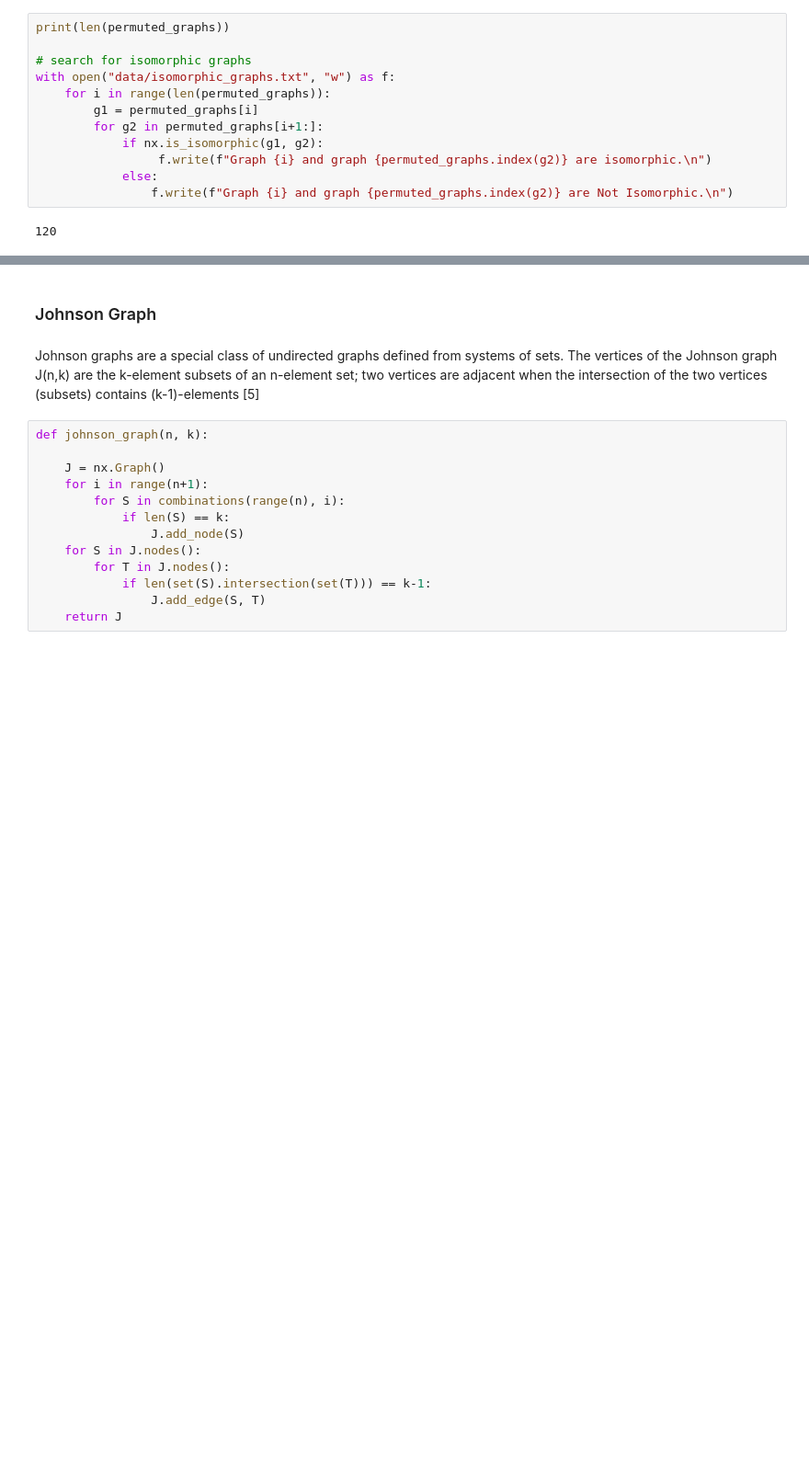
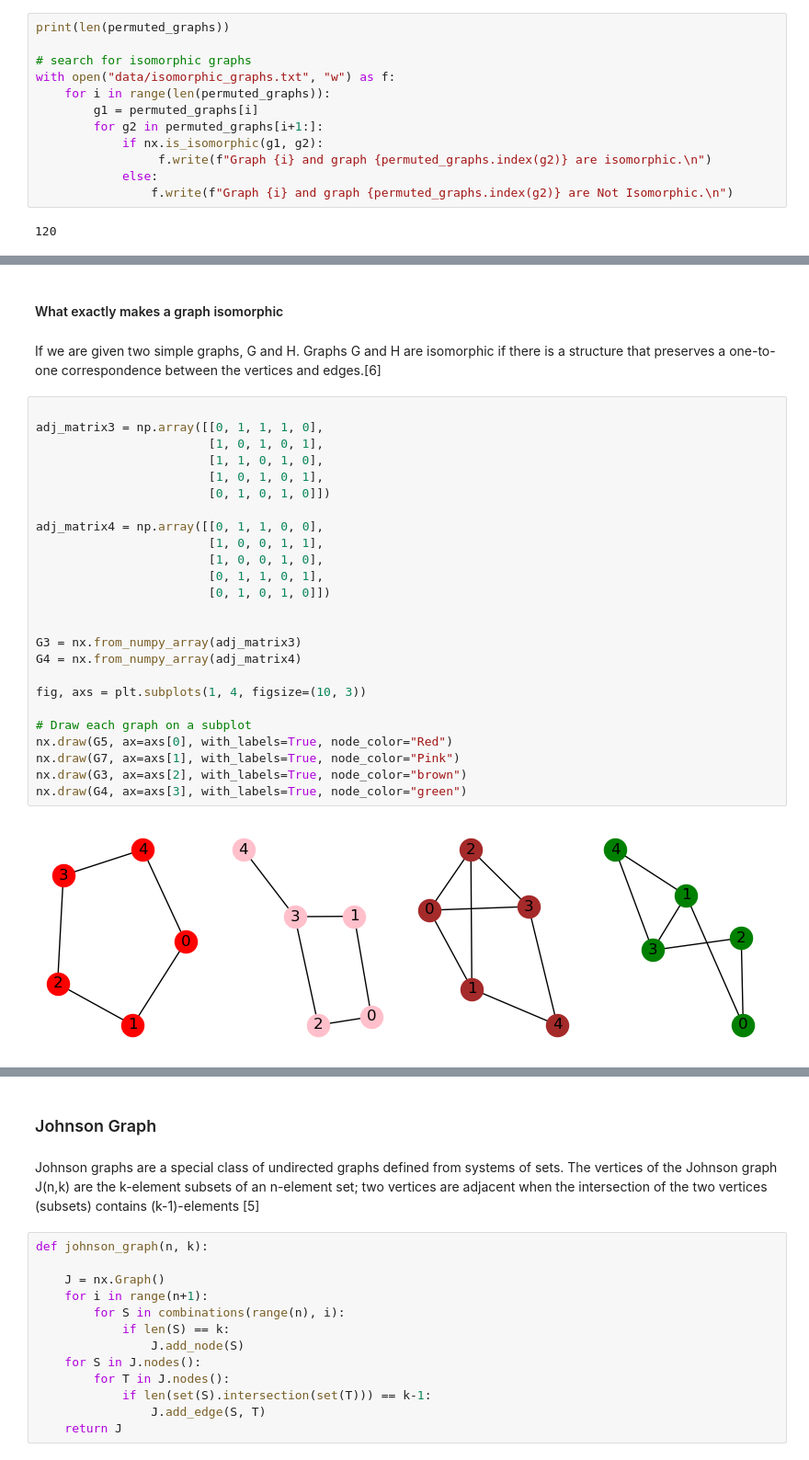
Before and after one commit to RoseDownes/Graph_Theory_Project, a Jupyter notebook: graph_isomorphism.ipynb, the cells around one changed output, grey strips where cells are left out. Shown at 92% size. Drawn from its saved outputs; the diff is of its cells as text; blank space fills up the shorter version.

```diff
--- a/graph_isomorphism.ipynb
+++ b/graph_isomorphism.ipynb
@@ -208,0 +253,31 @@ The is_isomorphic function is checking if the permuted graphs are isomorphic and
+# %% [markdown]
+#### What exactly makes a graph isomorphic
+# %% [markdown]
+If we are given two simple graphs, G and H. Graphs G and H are isomorphic if there is a structure that preserves a one-to-one correspondence between the vertices and edges.[6]
+# %%
+
+adj_matrix3 = np.array([[0, 1, 1, 1, 0],
+                        [1, 0, 1, 0, 1],
+                        [1, 1, 0, 1, 0],
+                        [1, 0, 1, 0, 1],
+                        [0, 1, 0, 1, 0]])
+
+adj_matrix4 = np.array([[0, 1, 1, 0, 0],
+                        [1, 0, 0, 1, 1],
+                        [1, 0, 0, 1, 0],
+                        [0, 1, 1, 0, 1],
+                        [0, 1, 0, 1, 0]])
+
+
+G3 = nx.from_numpy_array(adj_matrix3)
+G4 = nx.from_numpy_array(adj_matrix4)
+
+fig, axs = plt.subplots(1, 4, figsize=(10, 3))
+
+# Draw each graph on a subplot
+nx.draw(G5, ax=axs[0], with_labels=True, node_color="Red")
+nx.draw(G7, ax=axs[1], with_labels=True, node_color="Pink")
+nx.draw(G3, ax=axs[2], with_labels=True, node_color="brown")
+nx.draw(G4, ax=axs[3], with_labels=True, node_color="green")
+# %% [output]
+[figure, added]
```
Also changed, not shown: parts of 24 cells of this notebook, 1 other file.
